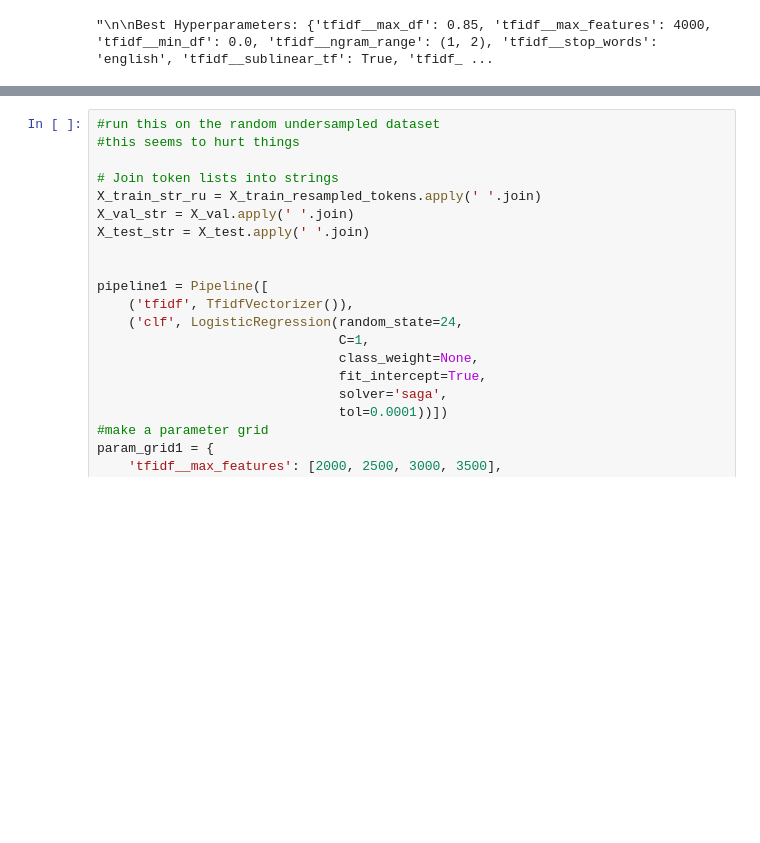
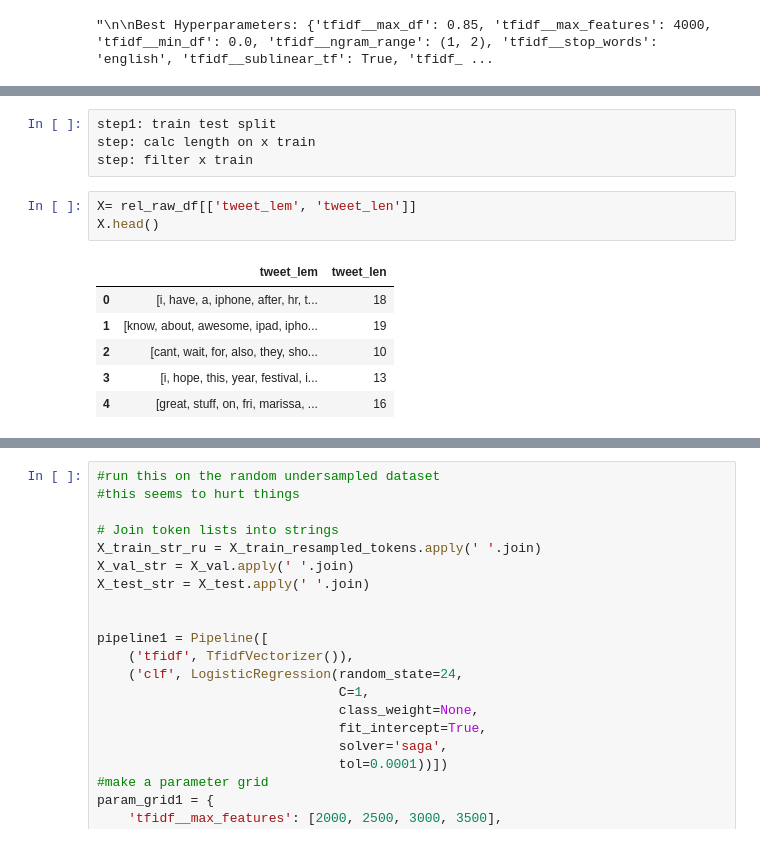
Before and after one commit to AndrewReusche/NLP_Sentiment_Analysis, a Jupyter notebook: NLP_Tweet_Analysis.ipynb, the cells around one changed output, grey strips where cells are left out. Saved outputs shown, nothing was run; the diff lists cells and outputs as text; blank space fills up the shorter version.

```diff
--- a/NLP_Tweet_Analysis.ipynb
+++ b/NLP_Tweet_Analysis.ipynb
@@ -437,0 +678,14 @@ Validation Set Accuracy: 0.7565
+# %%
+step1: train test split
+step: calc length on x train
+step: filter x train
+# %%
+X= rel_raw_df[['tweet_lem', 'tweet_len']]
+X.head()
+# %% [output]
+|  | tweet_lem | tweet_len |
+| 0 | [i, have, a, iphone, after, hr, t... | 18 |
+| 1 | [know, about, awesome, ipad, ipho... | 19 |
+| 2 | [cant, wait, for, also, they, sho... | 10 |
+| 3 | [i, hope, this, year, festival, i... | 13 |
+| 4 | [great, stuff, on, fri, marissa, ... | 16 |
```
Also changed, not shown: parts of 93 cells of this notebook.
